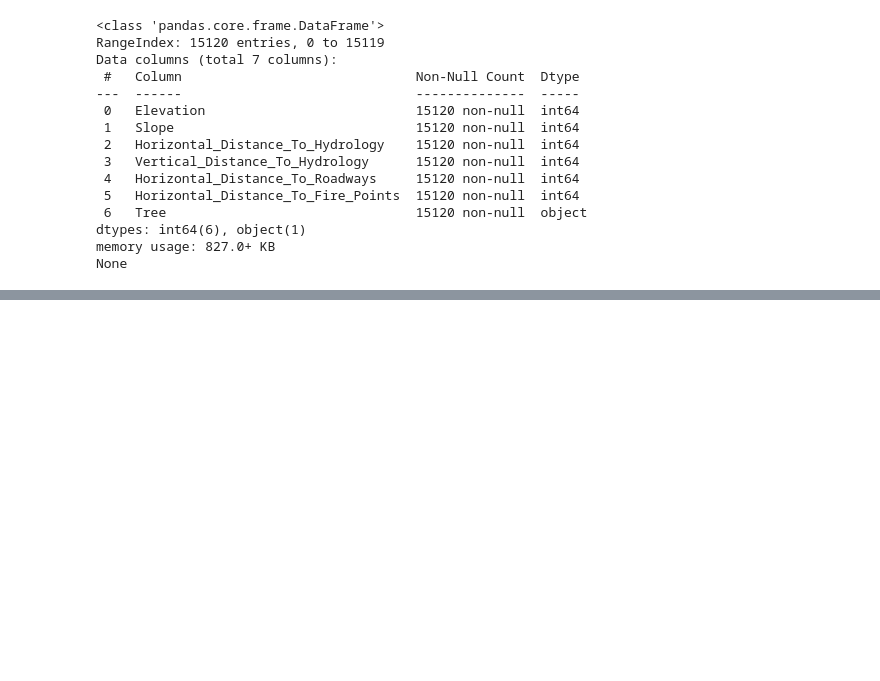
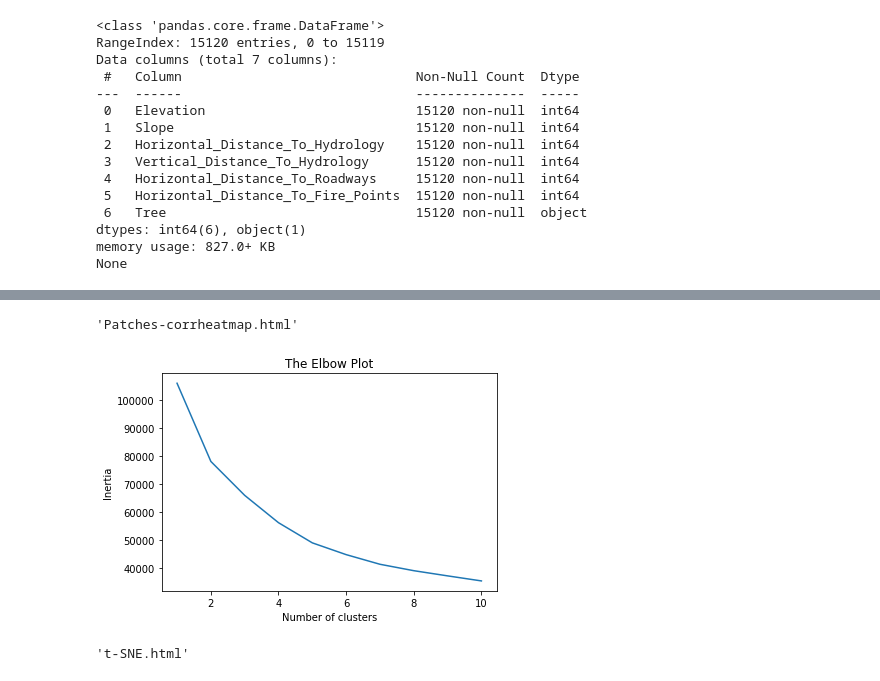
Before and after one commit to mayurvaishnav/data-visualization, a Jupyter notebook: notebooks/Analysis-patches.ipynb, the cells around one changed output, grey strips where cells are left out. Drawn from its saved outputs; the diff is of its cells as text; code cells hidden in the pictures; blank space fills up the shorter version.

```diff
--- a/notebooks/Analysis-patches.ipynb
+++ b/notebooks/Analysis-patches.ipynb
@@ -47,3 +47,7 @@ Data columns (total 7 columns):
 dtypes: int64(6), object(1)
 memory usage: 827.0+ KB
 None
+# %%
+# Converting Categorical features into Numerical features
+print(df['Tree'].unique())
+df['Tree'] = df['Tree'].map({'Other':0, 'Spruce':1})
@@ -60,3 +86,15 @@ df.describe()
 | 50% | 2752.000000 | 15.000000 | 180.000000 | 32.000000 | 1316.000000 | ... |
 | 75% | 3104.000000 | 22.000000 | 330.000000 | 79.000000 | 2270.000000 | ... |
 | max | 3849.000000 | 52.000000 | 1343.000000 | 554.000000 | 6890.000000 | ... |
+# %%
+# Plotting Correlation Heatmap
+corrs = df.corr()
+figure = ff.create_annotated_heatmap(
+    z=corrs.values,
+    x=list(corrs.columns),
+    y=list(corrs.index),
+    annotation_text=corrs.round(2).values,
+    showscale=True)
+offline.plot(figure,filename='Patches-corrheatmap.html')
+# %% [output]
+'Patches-corrheatmap.html'
@@ -62,0 +117,60 @@ df.describe()
+# %%
+# Dividing data into subsets
+subset = df[['Elevation', 'Slope', 'Horizontal_Distance_To_Hydrology', 'Vertical_Distance_To_Hydrology', 'Horizontal_Distance_To_Roadways', 'Horizontal_Distance_To_Fire_Points', 'Tree']]
+
+# Normalizing numerical features so that each feature has mean 0 and variance 1
+feature_scaler = StandardScaler()
+X = feature_scaler.fit_transform(subset)
+# %%
+# Finding the number of clusters (K) - Elbow Plot Method
+inertia = []
+for i in range(1,11):
+    kmeans = KMeans(n_clusters = i, random_state = 100)
+    kmeans.fit(X)
+    inertia.append(kmeans.inertia_)
+plt.plot(range(1, 11), inertia)
+plt.title('The Elbow Plot')
+plt.xlabel('Number of clusters')
+plt.ylabel('Inertia')
+plt.show()
+# %% [output]
+[figure, added]
+# %%
+# Running KMeans to generate labels
+kmeans = KMeans(n_clusters = 2)
+kmeans.fit(X)
+
+# Implementing t-SNE to visualize dataset
+tsne = TSNE(n_components = 2, perplexity =50,n_iter=2000)
+x_tsne = tsne.fit_transform(X)
+
+elevation = list(df['Elevation'])
+slope = list(df['Slope'])
+horizontal_Distance_To_Hydrology = list(df['Horizontal_Distance_To_Hydrology'])
+vertical_Distance_To_Hydrology = list(df['Vertical_Distance_To_Hydrology'])
+horizontal_Distance_To_Roadways = list(df['Horizontal_Distance_To_Roadways'])
+horizontal_Distance_To_Fire_Points = list(df['Horizontal_Distance_To_Fire_Points'])
+tree = list(df['Tree'])
+
+
+data = [go.Scatter(x=x_tsne[:,0],
+                   y=x_tsne[:,1],
+                   mode='markers',
+                   marker = dict(color=kmeans.labels_, colorscale='Rainbow', opacity=0.5),
+                   text=[f'ele: {a}, slope: {b}, hor_Hydrology: {c}, ver_Hydrology: {d}, hor_Roadways: {e}, hor_Fire: {f}, tree: {g}'
+                         for a,b,c,d,e,f,g in list(zip(elevation,
+                                                     slope,
+                                                     horizontal_Distance_To_Hydrology,
+                                                     vertical_Distance_To_Hydrology,
+                                                     horizontal_Distance_To_Roadways,
+                                                     horizontal_Distance_To_Fire_Points,
+                                                     tree
+                                                    ))],
+                                hoverinfo='text')]
+layout = go.Layout(title = 't-SNE Dimensionality Reduction For Patches', width = 700, height = 700,
+                    xaxis = dict(title='First Dimension'),
+                    yaxis = dict(title='Second Dimension'))
+fig = go.Figure(data=data, layout=layout)
+offline.plot(fig,filename='patches-t-SNE.html')
+# %% [output]
+'t-SNE.html'
```
Also changed, not shown: parts of 4 cells of this notebook, 3 other files.
